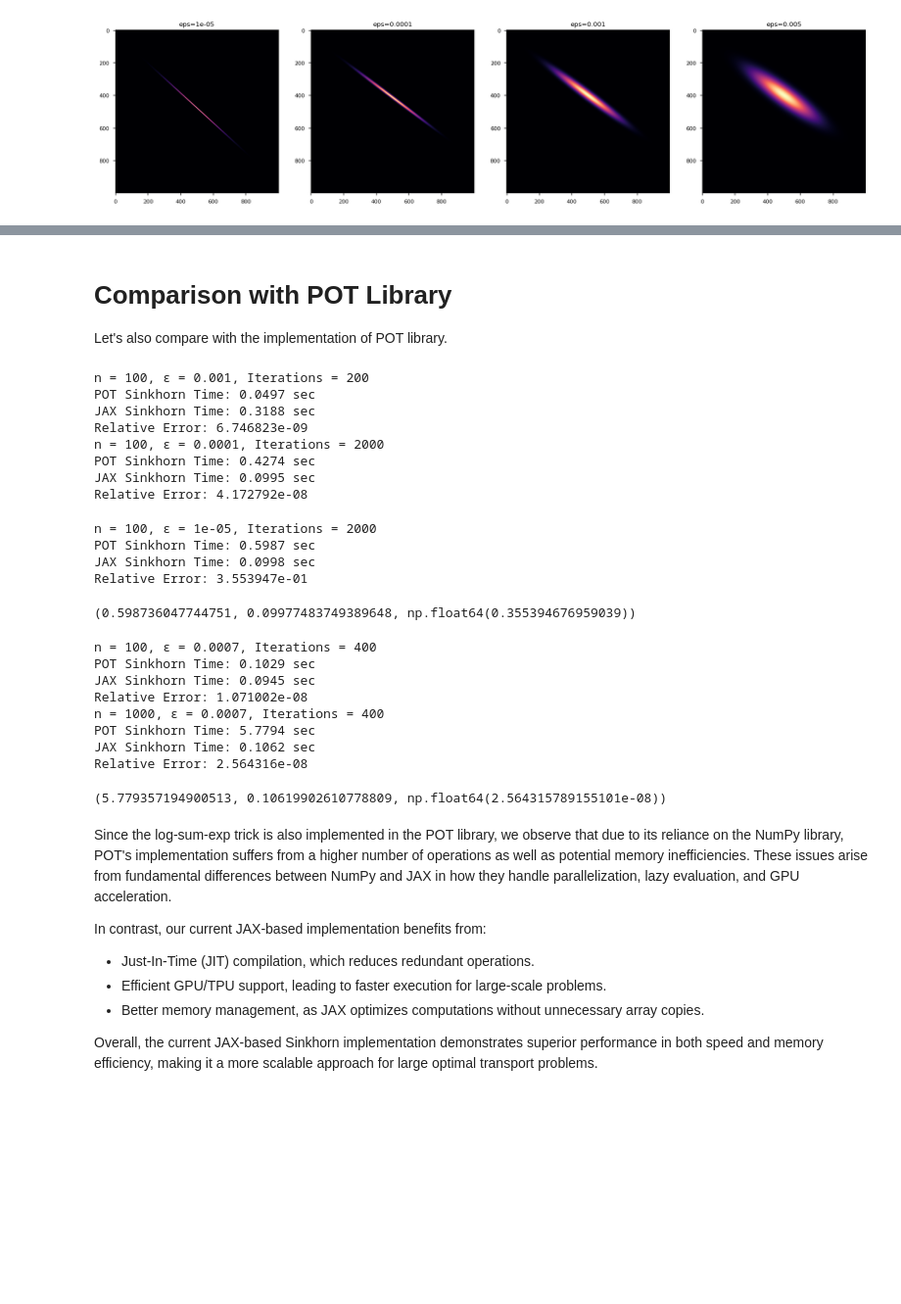
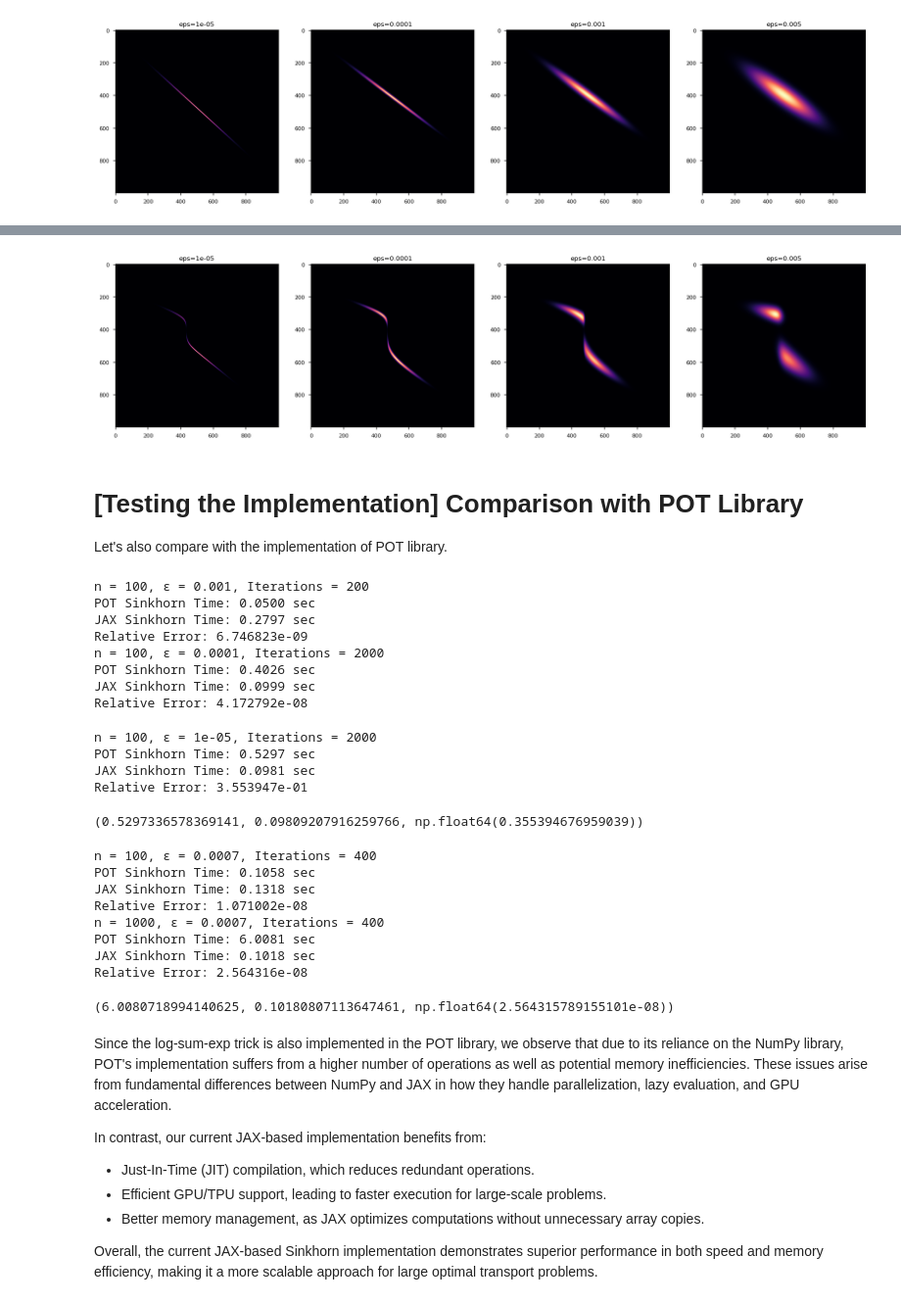
Before and after one commit to aipyth/optimal-transport, a Jupyter notebook: methods/sinkhorn/sinkhorn.ipynb, the cells around one changed output, grey strips where cells are left out. Shown at 98% size. Saved outputs shown, nothing was run; the diff lists cells and outputs as text; code cells hidden in the pictures; blank space fills up the shorter version.

Commit message:
feat: 1 additional example for sinkhorn

```diff
--- a/methods/sinkhorn/sinkhorn.ipynb
+++ b/methods/sinkhorn/sinkhorn.ipynb
@@ -268,5 +285,20 @@ plt.show()
+# %%
+epss = [0.00001, 0.0001, 0.001, 0.005]
+niter = 400
+sols = []
+for eps in epss:
+    sol = sinkhorn(pdf3, pdf4, cost, epsilon=eps, niter=niter)
+    sols.append(sol)
+
+fig, axs = plt.subplots(1, 4, figsize=(20, 5))
+for i, sol in enumerate(sols):
+    axs[i].imshow(sol)
+    axs[i].set_title(f"eps={epss[i]}")
+plt.show()
+# %% [output]
+[figure, added]
 # %% [markdown]
-# Comparison with POT Library
+# [Testing the Implementation] Comparison with POT Library
 
 Let's also compare with the implementation of POT library.
 # %%
@@ -318,31 +350,31 @@ benchmark_sinkhorn(n=100, epsilon=0.0001, niter=2000)
 benchmark_sinkhorn(n=100, epsilon=0.00001, niter=2000)
 # %% [output]
 n = 100, ε = 0.001, Iterations = 200
-POT Sinkhorn Time: 0.0497 sec
-JAX Sinkhorn Time: 0.3188 sec
+POT Sinkhorn Time: 0.0500 sec
+JAX Sinkhorn Time: 0.2797 sec
 Relative Error: 6.746823e-09
 n = 100, ε = 0.0001, Iterations = 2000
-POT Sinkhorn Time: 0.4274 sec
-JAX Sinkhorn Time: 0.0995 sec
+POT Sinkhorn Time: 0.4026 sec
+JAX Sinkhorn Time: 0.0999 sec
 Relative Error: 4.172792e-08
 n = 100, ε = 1e-05, Iterations = 2000
-POT Sinkhorn Time: 0.5987 sec
-JAX Sinkhorn Time: 0.0998 sec
+POT Sinkhorn Time: 0.5297 sec
+JAX Sinkhorn Time: 0.0981 sec
 Relative Error: 3.553947e-01
-(0.598736047744751, 0.09977483749389648, np.float64(0.355394676959039))
+(0.5297336578369141, 0.09809207916259766, np.float64(0.355394676959039))
 # %%
 benchmark_sinkhorn(n=100, epsilon=0.0007, niter=400)
 benchmark_sinkhorn(n=1000, epsilon=0.0007, niter=400)
 # %% [output]
 n = 100, ε = 0.0007, Iterations = 400
-POT Sinkhorn Time: 0.1029 sec
-JAX Sinkhorn Time: 0.0945 sec
+POT Sinkhorn Time: 0.1058 sec
+JAX Sinkhorn Time: 0.1318 sec
 Relative Error: 1.071002e-08
 n = 1000, ε = 0.0007, Iterations = 400
-POT Sinkhorn Time: 5.7794 sec
-JAX Sinkhorn Time: 0.1062 sec
+POT Sinkhorn Time: 6.0081 sec
+JAX Sinkhorn Time: 0.1018 sec
 Relative Error: 2.564316e-08
-(5.779357194900513, 0.10619902610778809, np.float64(2.564315789155101e-08))
+(6.0080718994140625, 0.10180807113647461, np.float64(2.564315789155101e-08))
 # %% [markdown]
 <!-- As this log-sum-exp trick is also implemented in the POT library, we see that due to
 the usage of `numpy` library the implementation of POT suffers from the number of operations
```
Also changed, not shown: parts of 2 cells of this notebook.
